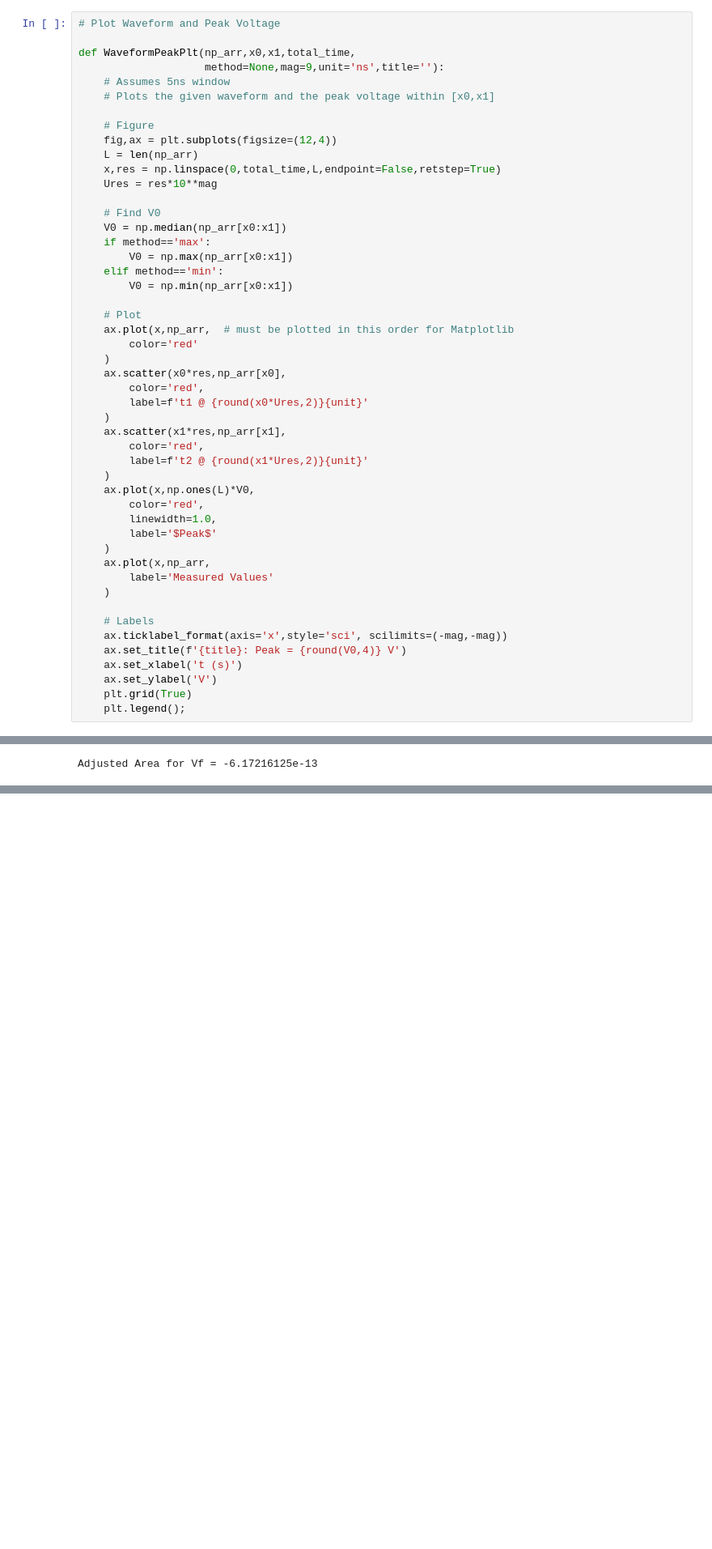
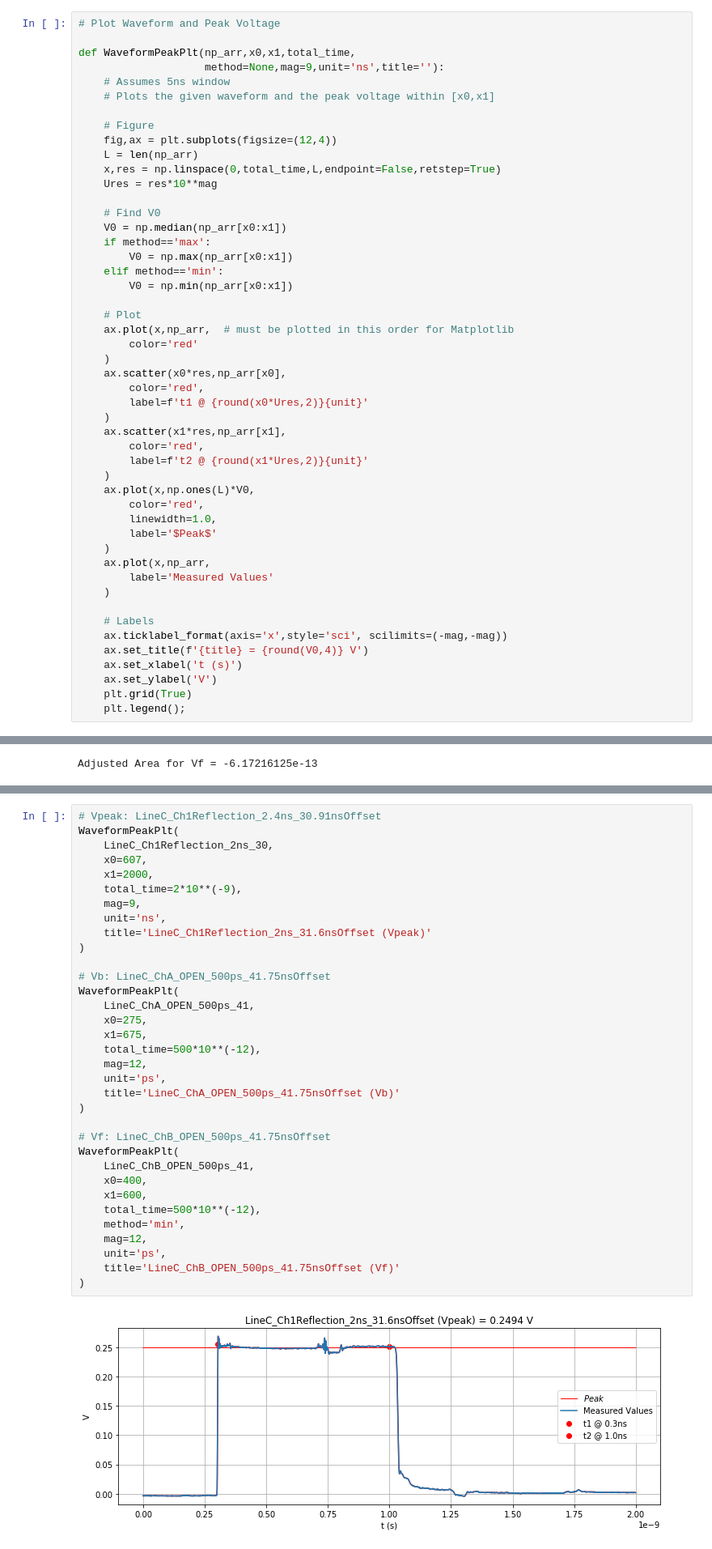
Before and after one commit to kegedy/UWEE572, a Jupyter notebook: labs/lab02/lab02.ipynb, the cells around one changed output, grey strips where cells are left out. Shown at 81% size. Drawn from its saved outputs; the diff is of its cells as text; blank space fills up the shorter version.

```diff
--- a/labs/lab02/lab02.ipynb
+++ b/labs/lab02/lab02.ipynb
@@ -314,7 +359,7 @@ def WaveformPeakPlt(np_arr,x0,x1,total_time,
 
     # Labels
     ax.ticklabel_format(axis='x',style='sci', scilimits=(-mag,-mag))
-    ax.set_title(f'{title}: Peak = {round(V0,4)} V')
+    ax.set_title(f'{title} = {round(V0,4)} V')
     ax.set_xlabel('t (s)')
     ax.set_ylabel('V')
     plt.grid(True)
@@ -1035,0 +1174,36 @@ Solving four equations with four unknowns. The reflection of the coupled TL is n
+# %%
+# Vpeak: LineC_Ch1Reflection_2.4ns_30.91nsOffset
+WaveformPeakPlt(
+    LineC_Ch1Reflection_2ns_30,
+    x0=607,
+    x1=2000,
+    total_time=2*10**(-9),
+    mag=9,
+    unit='ns',
+    title='LineC_Ch1Reflection_2ns_31.6nsOffset (Vpeak)'
+)
+
+# Vb: LineC_ChA_OPEN_500ps_41.75nsOffset
+WaveformPeakPlt(
+    LineC_ChA_OPEN_500ps_41,
+    x0=275,
+    x1=675,
+    total_time=500*10**(-12),
+    mag=12,
+    unit='ps',
+    title='LineC_ChA_OPEN_500ps_41.75nsOffset (Vb)'
+)
+
+# Vf: LineC_ChB_OPEN_500ps_41.75nsOffset
+WaveformPeakPlt(
+    LineC_ChB_OPEN_500ps_41,
+    x0=400,
+    x1=600,
+    total_time=500*10**(-12),
+    method='min',
+    mag=12,
+    unit='ps',
+    title='LineC_ChB_OPEN_500ps_41.75nsOffset (Vf)'
+)
+# %% [output]
+[figure, added]
```
Also changed, not shown: parts of 27 cells of this notebook, 1 other file.
